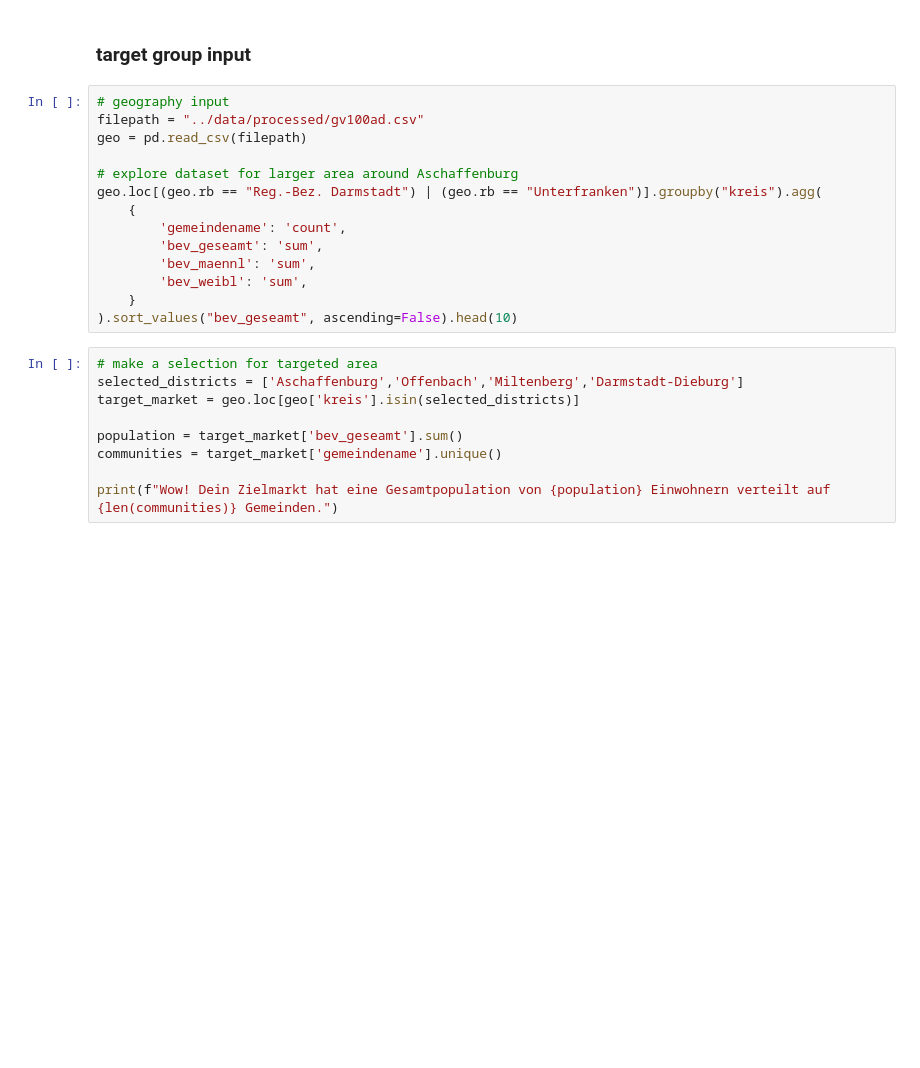
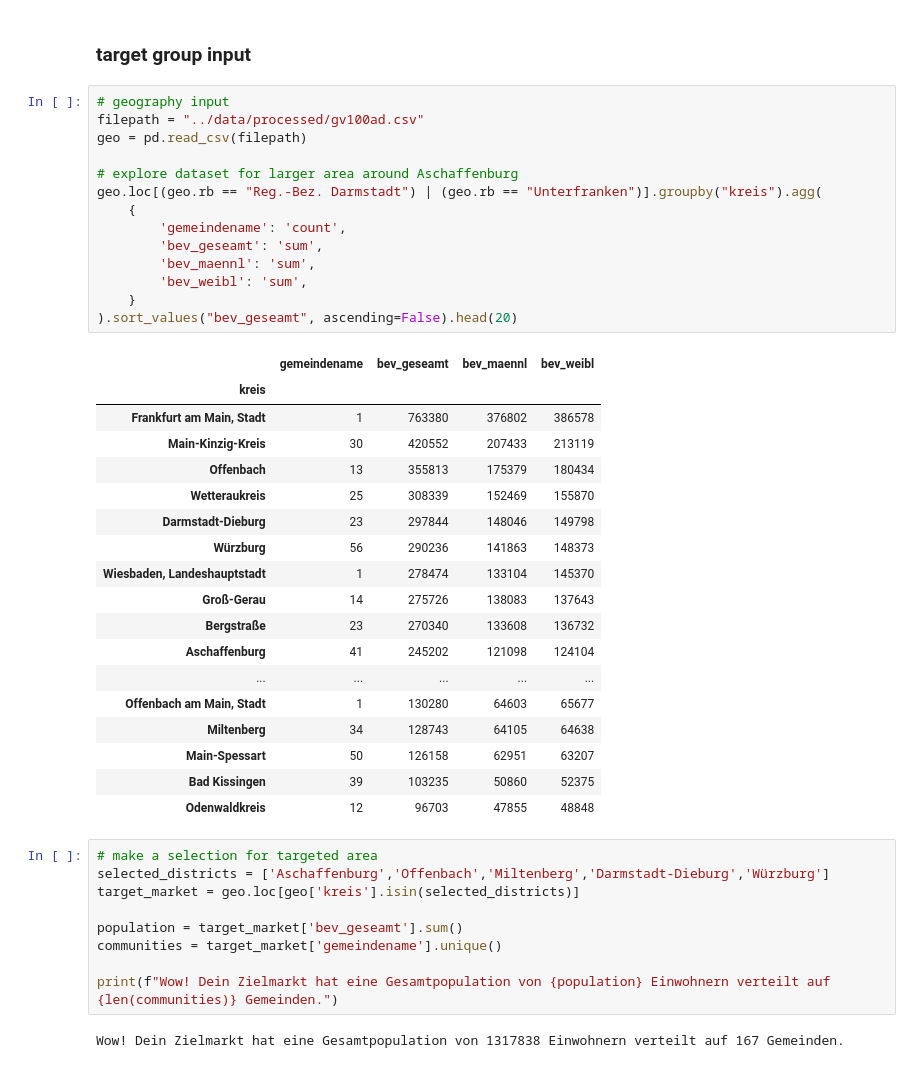
Before and after one commit to siegstedt/kreativkopf, a Jupyter notebook: notebooks/exploration.ipynb, the cells around one changed output. Drawn from its saved outputs; the diff is of its cells as text; blank space fills up the shorter version.

```diff
--- a/notebooks/exploration.ipynb
+++ b/notebooks/exploration.ipynb
@@ -59,26 +71,47 @@ m.plot_components(forecast)
 # %%
 # geography input
 filepath = "../data/processed/gv100ad.csv"
 geo = pd.read_csv(filepath)
 
 # explore dataset for larger area around Aschaffenburg
 geo.loc[(geo.rb == "Reg.-Bez. Darmstadt") | (geo.rb == "Unterfranken")].groupby("kreis").agg(
     {
         'gemeindename': 'count',
         'bev_geseamt': 'sum',
         'bev_maennl': 'sum',
         'bev_weibl': 'sum',
     }
-).sort_values("bev_geseamt", ascending=False).head(10)
+).sort_values("bev_geseamt", ascending=False).head(20)
+# %% [output]
+|  | gemeindename | bev_geseamt | bev_maennl | bev_weibl |
+| kreis |  |  |  |  |
+| Frankfurt am Main, Stadt | 1 | 763380 | 376802 | 386578 |
+| Main-Kinzig-Kreis | 30 | 420552 | 207433 | 213119 |
+| Offenbach | 13 | 355813 | 175379 | 180434 |
+| Wetteraukreis | 25 | 308339 | 152469 | 155870 |
+| Darmstadt-Dieburg | 23 | 297844 | 148046 | 149798 |
+| Würzburg | 56 | 290236 | 141863 | 148373 |
+| Wiesbaden, Landeshauptstadt | 1 | 278474 | 133104 | 145370 |
+| Groß-Gerau | 14 | 275726 | 138083 | 137643 |
+| Bergstraße | 23 | 270340 | 133608 | 136732 |
+| Aschaffenburg | 41 | 245202 | 121098 | 124104 |
+| ... | ... | ... | ... | ... |
+| Offenbach am Main, Stadt | 1 | 130280 | 64603 | 65677 |
+| Miltenberg | 34 | 128743 | 64105 | 64638 |
+| Main-Spessart | 50 | 126158 | 62951 | 63207 |
+| Bad Kissingen | 39 | 103235 | 50860 | 52375 |
+| Odenwaldkreis | 12 | 96703 | 47855 | 48848 |
 # %%
 # make a selection for targeted area
-selected_districts = ['Aschaffenburg','Offenbach','Miltenberg','Darmstadt-Dieburg']
+selected_districts = ['Aschaffenburg','Offenbach','Miltenberg','Darmstadt-Dieburg','Würzburg']
 target_market = geo.loc[geo['kreis'].isin(selected_districts)]
 
 population = target_market['bev_geseamt'].sum()
 communities = target_market['gemeindename'].unique()
 
 print(f"Wow! Dein Zielmarkt hat eine Gesamtpopulation von {population} Einwohnern verteilt auf {len(communities)} Gemeinden.")
+# %% [output]
+Wow! Dein Zielmarkt hat eine Gesamtpopulation von 1317838 Einwohnern verteilt auf 167 Gemeinden.
 # %%
 # set a target selection for the total population of your market
 target_share = 0.05
```
Also changed, not shown: parts of 7 cells of this notebook, 1 other file.
